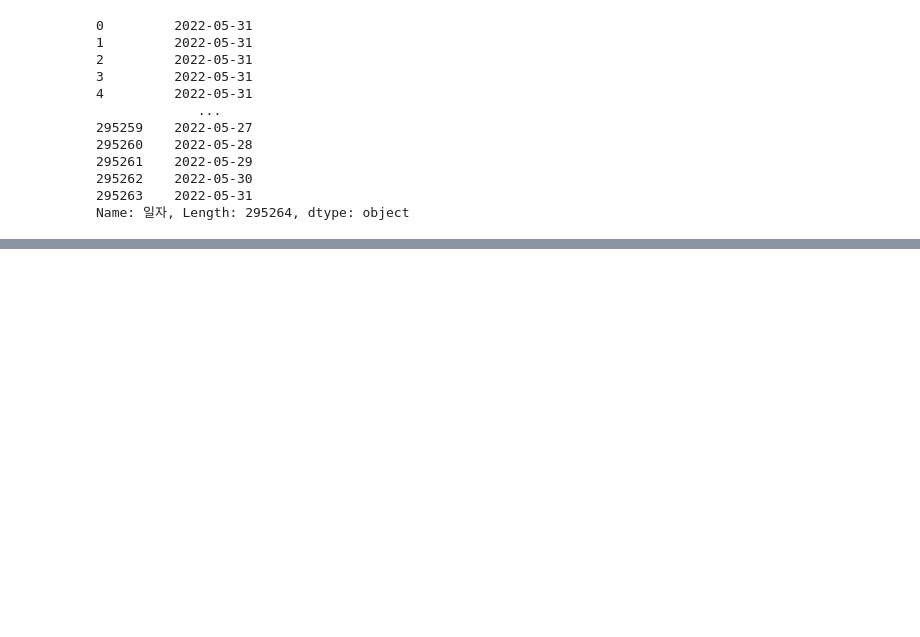
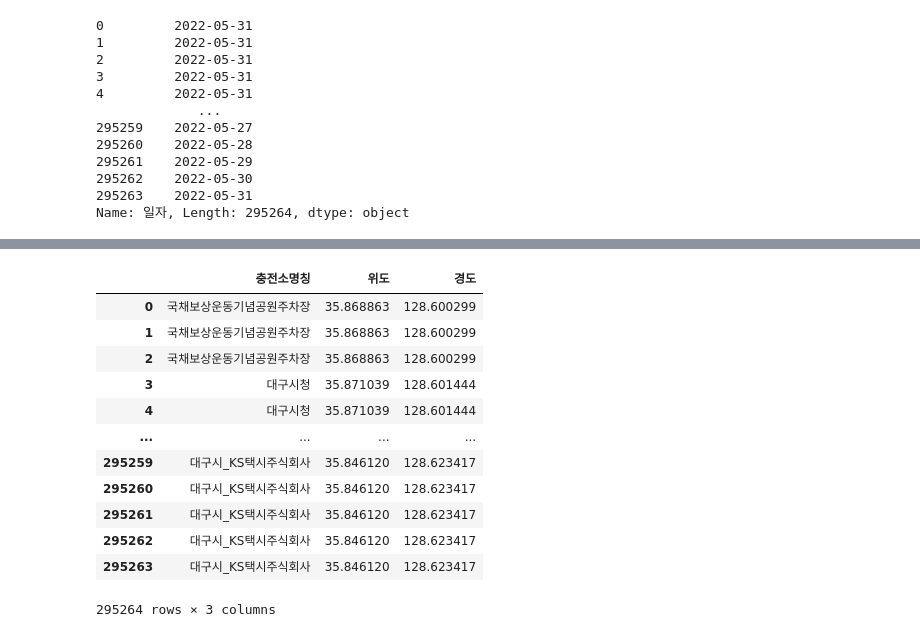
Before and after one commit to HoJin1014/KNU-BIGDATA-study, a Jupyter notebook: 2022.10.12/ex_electroniccar1.ipynb, the cells around one changed output, grey strips where cells are left out. Saved outputs shown, nothing was run; the diff lists cells and outputs as text; code cells hidden in the pictures; blank space fills up the shorter version.

```diff
--- a/2022.10.12/ex_electroniccar1.ipynb
+++ b/2022.10.12/ex_electroniccar1.ipynb
@@ -103,0 +279,17 @@ array([1, 0, 6, 5, 4, 3, 2], dtype=int64)
+# %%
+df1=df[['충전소명칭','위도','경도']]
+df1
+# %% [output]
+|  | 충전소명칭 | 위도 | 경도 |
+| 0 | 국채보상운동기념공원주차장 | 35.868863 | 128.600299 |
+| 1 | 국채보상운동기념공원주차장 | 35.868863 | 128.600299 |
+| 2 | 국채보상운동기념공원주차장 | 35.868863 | 128.600299 |
+| 3 | 대구시청 | 35.871039 | 128.601444 |
+| 4 | 대구시청 | 35.871039 | 128.601444 |
+| ... | ... | ... | ... |
+| 295259 | 대구시_KS택시주식회사 | 35.846120 | 128.623417 |
+| 295260 | 대구시_KS택시주식회사 | 35.846120 | 128.623417 |
+| 295261 | 대구시_KS택시주식회사 | 35.846120 | 128.623417 |
+| 295262 | 대구시_KS택시주식회사 | 35.846120 | 128.623417 |
+| 295263 | 대구시_KS택시주식회사 | 35.846120 | 128.623417 |
+295264 rows × 3 columns
```
Also changed, not shown: parts of 21 cells of this notebook, 1 other file.
